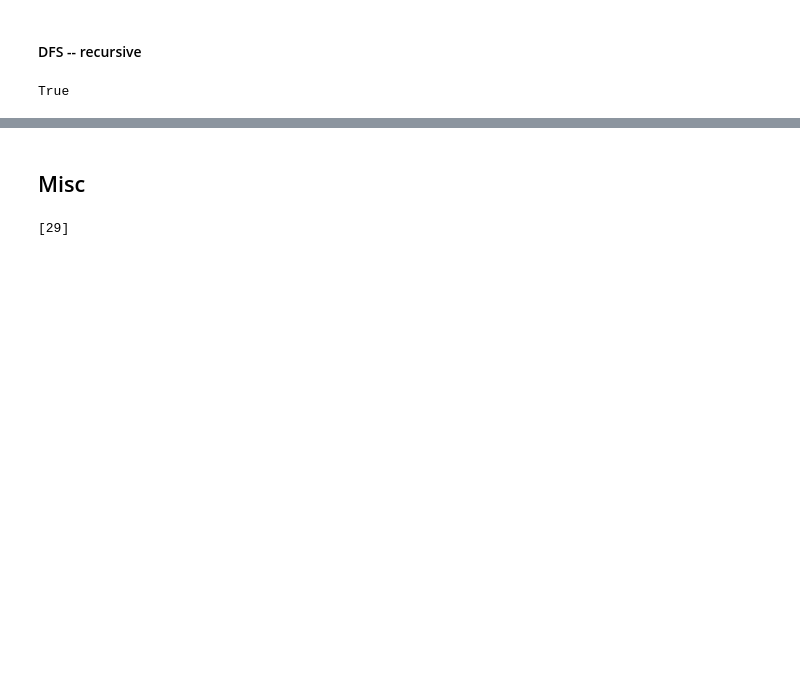
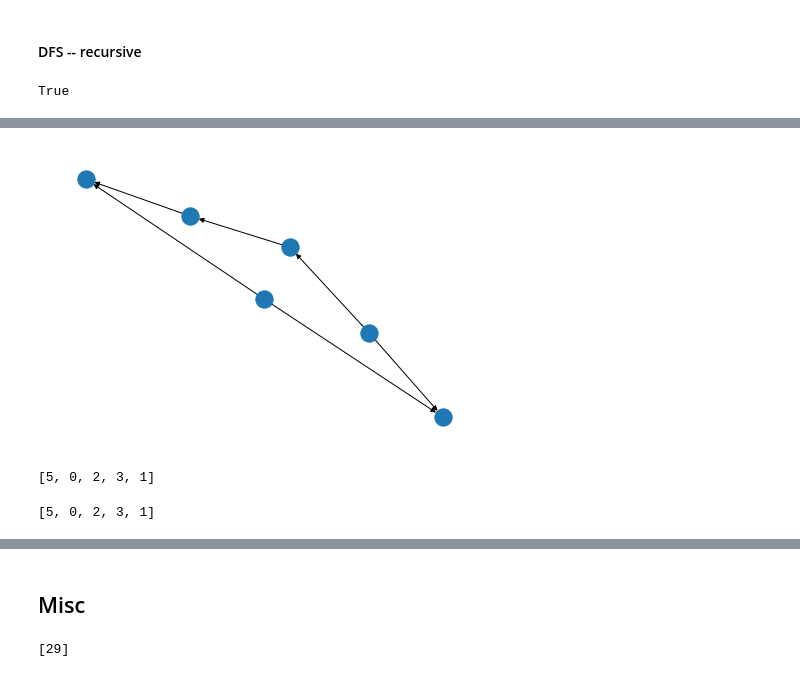
Before and after one commit to Khev/coding-practice, a Jupyter notebook: algorithms.ipynb, the cells around one changed output, grey strips where cells are left out. Saved outputs shown, nothing was run; the diff lists cells and outputs as text; code cells hidden in the pictures; blank space fills up the shorter version.

```diff
--- a/algorithms.ipynb
+++ b/algorithms.ipynb
@@ -422,0 +410,15 @@ dfs(G,5,10,[visited])
+# %%
+import networkx as nx
+%matplotlib inline
+
+g = nx.DiGraph()
+g.add_edge(5, 2);
+g.add_edge(5, 0);
+g.add_edge(4, 0);
+g.add_edge(4, 1);
+g.add_edge(2, 3);
+g.add_edge(3, 1);
+
+nx.draw(g)
+# %% [output]
+[figure, added]
@@ -422,0 +439,61 @@ dfs(G,5,10,[visited])
+# %%
+def recursive_topological_sort(graph, node):
+    result = []
+    seen = set()
+
+    def recursive_helper(node):
+        for neighbor in graph[node]:
+            if neighbor not in seen:
+                seen.add(neighbor)
+                recursive_helper(neighbor)
+        result.insert(0, node)              # this line replaces the result.append line
+
+    recursive_helper(node)
+    return result
+
+result = recursive_topological_sort(g,5)
+result
+# %% [output]
+[5, 0, 2, 3, 1]
+# %%
+def dfs(G,start):
+
+    result = [start]
+    visited = set([])
+
+    def helper(G,start):
+        for n in set(G[start]) - visited:
+            visited.add(n)
+            result.append(n)
+            helper(G,n)
+
+    helper(G,5)
+    return result
+
+
+def topological_sort(G,start):
+
+    result = []
+    visited = set([])
+
+    def helper(G,start):
+        for n in set(G[start]) - visited:
+            visited.add(n)
+            helper(G,n)
+        result.insert(0,start)
+
+    helper(G,5)
+    return result
+
+
+G = nx.DiGraph()
+G.add_edge(5, 2);
+G.add_edge(5, 0);
+G.add_edge(4, 0);
+G.add_edge(4, 1);
+G.add_edge(2, 3);
+G.add_edge(3, 1);
+
+dfs(G,5)
+# %% [output]
+[5, 0, 2, 3, 1]
```
Also changed, not shown: parts of 7 cells of this notebook.
